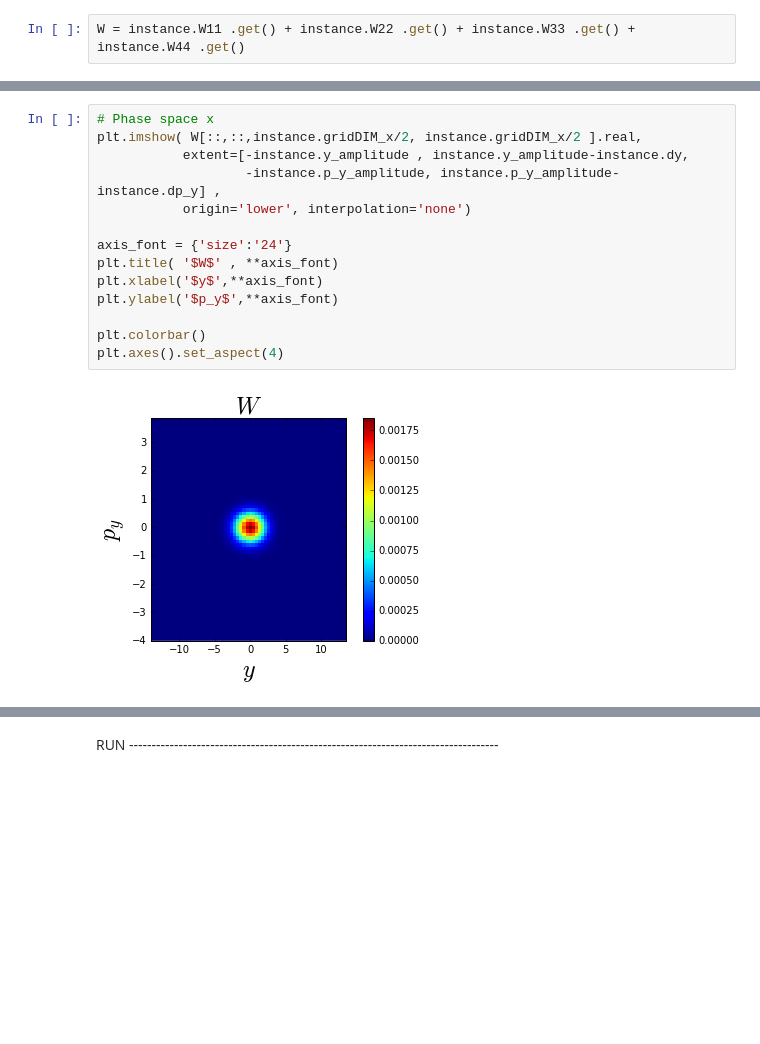
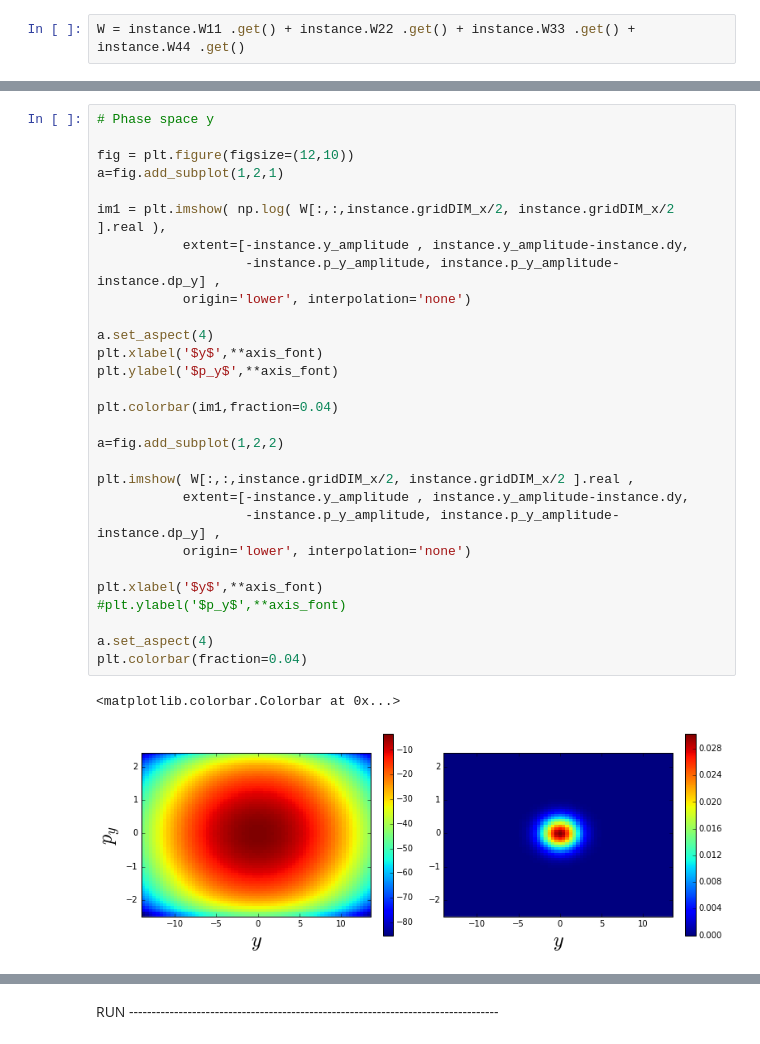
Before and after one commit to cabrer7/PyWignerCUDA2, a Jupyter notebook: instances/WignerDirac4D_64_64/Free.ipynb, the cells around one changed output, grey strips where cells are left out. Drawn from its saved outputs; the diff is of its cells as text; blank space fills up the shorter version.

```diff
--- a/instances/WignerDirac4D_64_64/Free.ipynb
+++ b/instances/WignerDirac4D_64_64/Free.ipynb
@@ -134,16 +197,32 @@ W = instance.W11 .get() + instance.W22 .get() + instance.W33 .get() + instance.W
 # %%
-# Phase space x
-plt.imshow( W[::,::,instance.gridDIM_x/2, instance.gridDIM_x/2 ].real,
+# Phase space y
+
+fig = plt.figure(figsize=(12,10))
+a=fig.add_subplot(1,2,1)
+
+im1 = plt.imshow( np.log( W[:,:,instance.gridDIM_x/2, instance.gridDIM_x/2 ].real ),
            extent=[-instance.y_amplitude , instance.y_amplitude-instance.dy,
                    -instance.p_y_amplitude, instance.p_y_amplitude-instance.dp_y] ,
            origin='lower', interpolation='none')
 
-axis_font = {'size':'24'}
-plt.title( '$W$' , **axis_font)
+a.set_aspect(4)
 plt.xlabel('$y$',**axis_font)
 plt.ylabel('$p_y$',**axis_font)
 
-plt.colorbar()
-plt.axes().set_aspect(4)
+plt.colorbar(im1,fraction=0.04)
+
+a=fig.add_subplot(1,2,2)
+
+plt.imshow( W[:,:,instance.gridDIM_x/2, instance.gridDIM_x/2 ].real ,
+           extent=[-instance.y_amplitude , instance.y_amplitude-instance.dy,
+                   -instance.p_y_amplitude, instance.p_y_amplitude-instance.dp_y] ,
+           origin='lower', interpolation='none')
+
+plt.xlabel('$y$',**axis_font)
+#plt.ylabel('$p_y$',**axis_font)
+
+a.set_aspect(4)
+plt.colorbar(fraction=0.04)
 # %% [output]
+<matplotlib.colorbar.Colorbar at 0x...>
-[figure, old version]
+[figure, new version]
```
Also changed, not shown: parts of 31 cells of this notebook.
